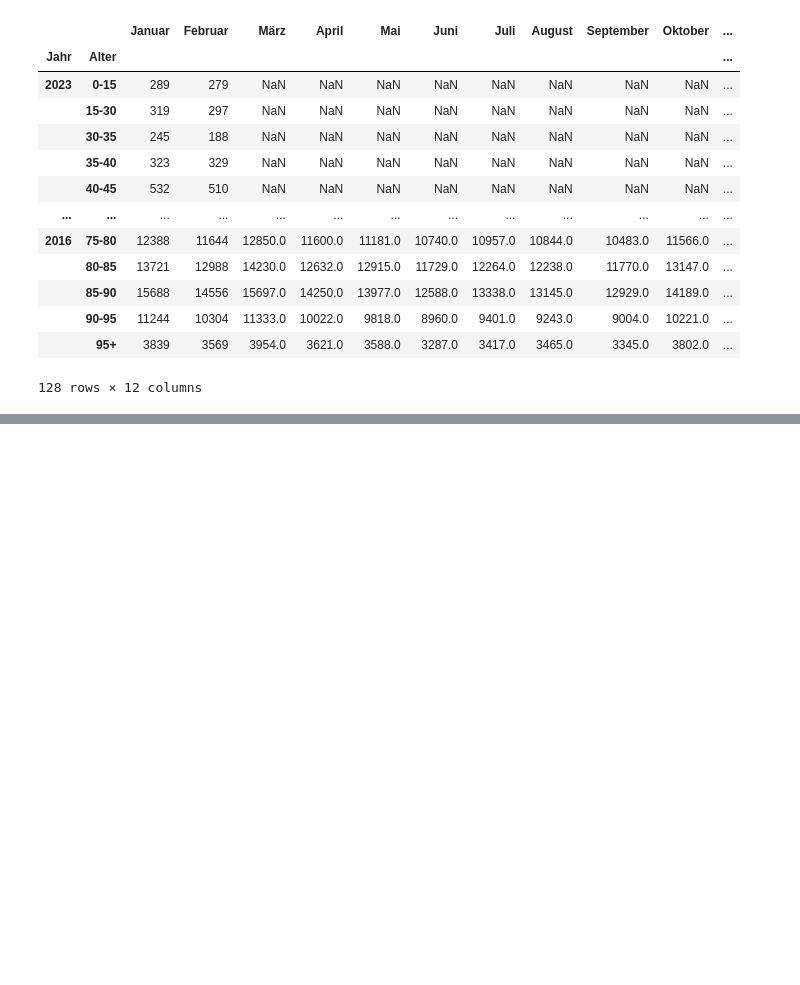
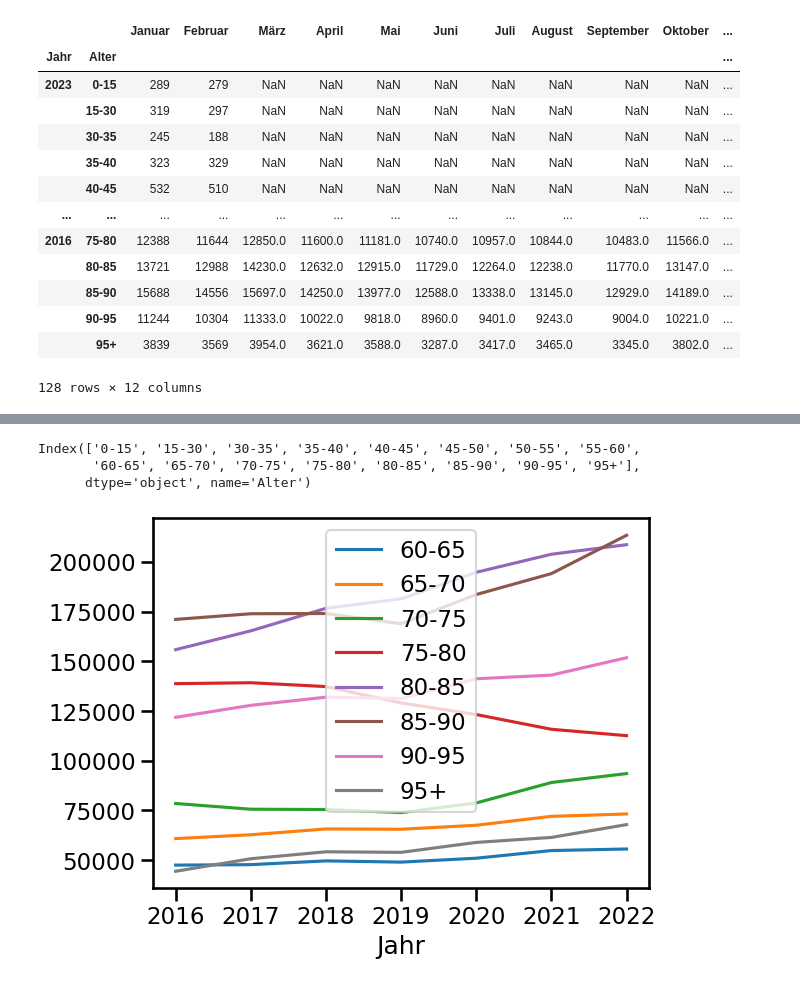
Before and after one commit to snilsn/death, a Jupyter notebook: plotting_test.ipynb, the cells around one changed output, grey strips where cells are left out. Cells and saved outputs as stored; diff of their text form; code cells hidden in the pictures; blank space fills up the shorter version.

```diff
--- a/plotting_test.ipynb
+++ b/plotting_test.ipynb
@@ -117,0 +159,13 @@ for month, ax in zip(['Januar', 'Februar'], axes.ravel()):
+# %%
+df.index.droplevel(0).drop_duplicates()
+# %% [output]
+Index(['0-15', '15-30', '30-35', '35-40', '40-45', '45-50', '50-55', '55-60',
+       '60-65', '65-70', '70-75', '75-80', '80-85', '85-90', '90-95', '95+'],
+      dtype='object', name='Alter')
+# %%
+for age_range in df.index.droplevel(0).drop_duplicates()[8:]:
+
+    df.xs(age_range, level = 'Alter').sum(axis=1).drop(2023).plot(label =age_range)
+    plt.legend()
+# %% [output]
+[figure, added]
```
Also changed, not shown: parts of 7 cells of this notebook.
